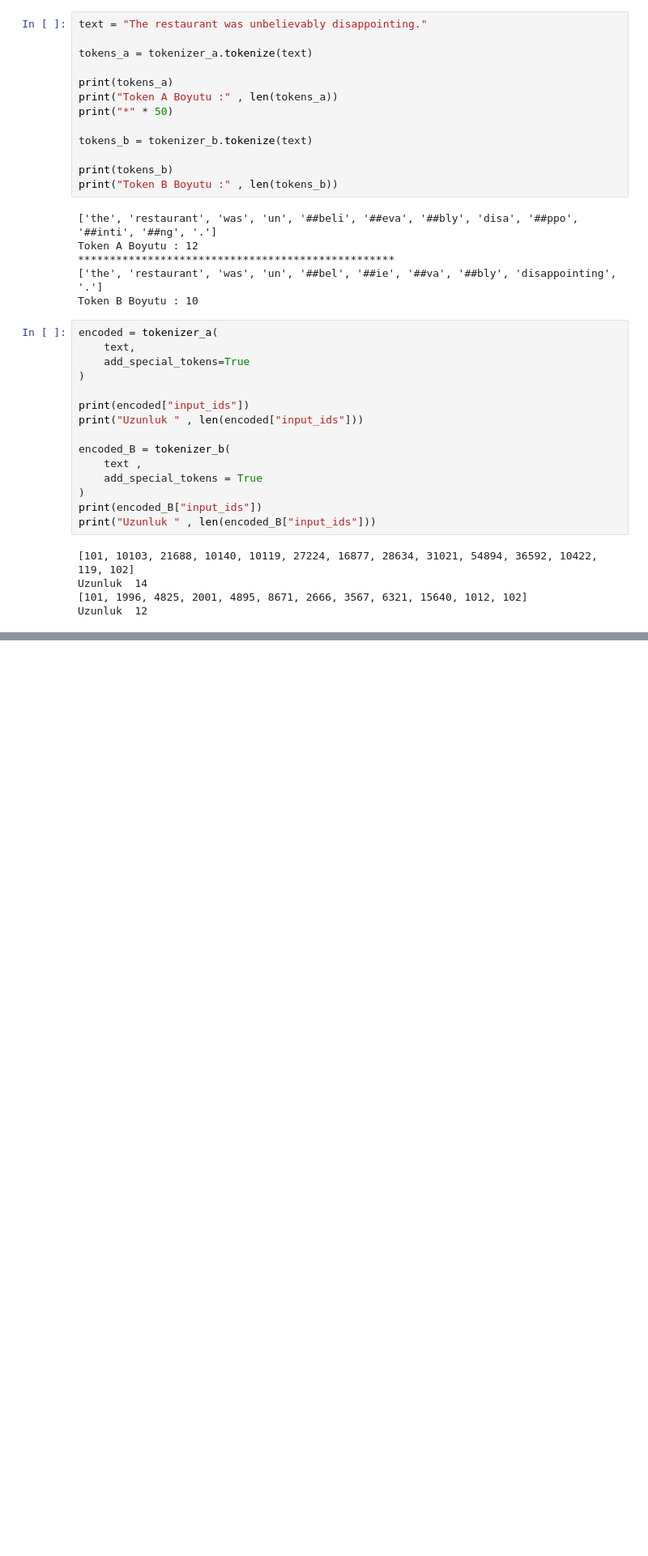
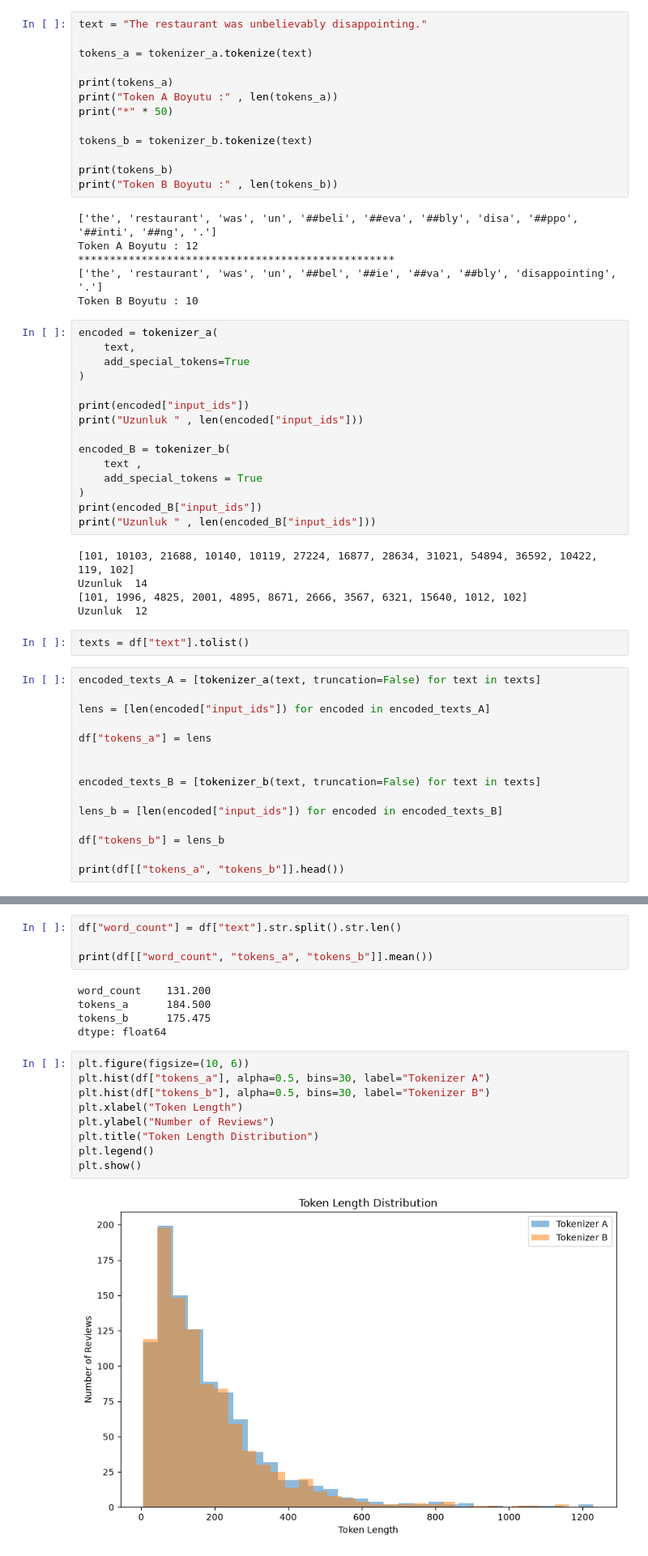
Before and after one commit to alpaypasali/Ai_Engineer_Part, a Jupyter notebook: Hafta-5/ReviewLens/notebooks/03_tokenizer_comparison.ipynb, the cells around one changed output, grey strips where cells are left out. Shown at 81% size. Saved outputs shown, nothing was run; the diff lists cells and outputs as text; blank space fills up the shorter version.

Commit message:
Add tokenizer comparison report

```diff
--- a/Hafta-5/ReviewLens/notebooks/03_tokenizer_comparison.ipynb
+++ b/Hafta-5/ReviewLens/notebooks/03_tokenizer_comparison.ipynb
@@ -77,3 +77,20 @@ print("Uzunluk " , len(encoded_B["input_ids"]))
 Uzunluk  14
 [101, 1996, 4825, 2001, 4895, 8671, 2666, 3567, 6321, 15640, 1012, 102]
 Uzunluk  12
+# %%
+texts = df["text"].tolist()
+# %%
+encoded_texts_A = [tokenizer_a(text, truncation=False) for text in texts]
+
+lens = [len(encoded["input_ids"]) for encoded in encoded_texts_A]
+
+df["tokens_a"] = lens
+
+
+encoded_texts_B = [tokenizer_b(text, truncation=False) for text in texts]
+
+lens_b = [len(encoded["input_ids"]) for encoded in encoded_texts_B]
+
+df["tokens_b"] = lens_b
+
+print(df[["tokens_a", "tokens_b"]].head())
@@ -79,0 +110,20 @@ Uzunluk  12
+# %%
+df["word_count"] = df["text"].str.split().str.len()
+
+print(df[["word_count", "tokens_a", "tokens_b"]].mean())
+# %% [output]
+word_count    131.200
+tokens_a      184.500
+tokens_b      175.475
+dtype: float64
+# %%
+plt.figure(figsize=(10, 6))
+plt.hist(df["tokens_a"], alpha=0.5, bins=30, label="Tokenizer A")
+plt.hist(df["tokens_b"], alpha=0.5, bins=30, label="Tokenizer B")
+plt.xlabel("Token Length")
+plt.ylabel("Number of Reviews")
+plt.title("Token Length Distribution")
+plt.legend()
+plt.show()
+# %% [output]
+[figure, added]
```
Also changed, not shown: parts of 7 cells of this notebook, 1 other file.
